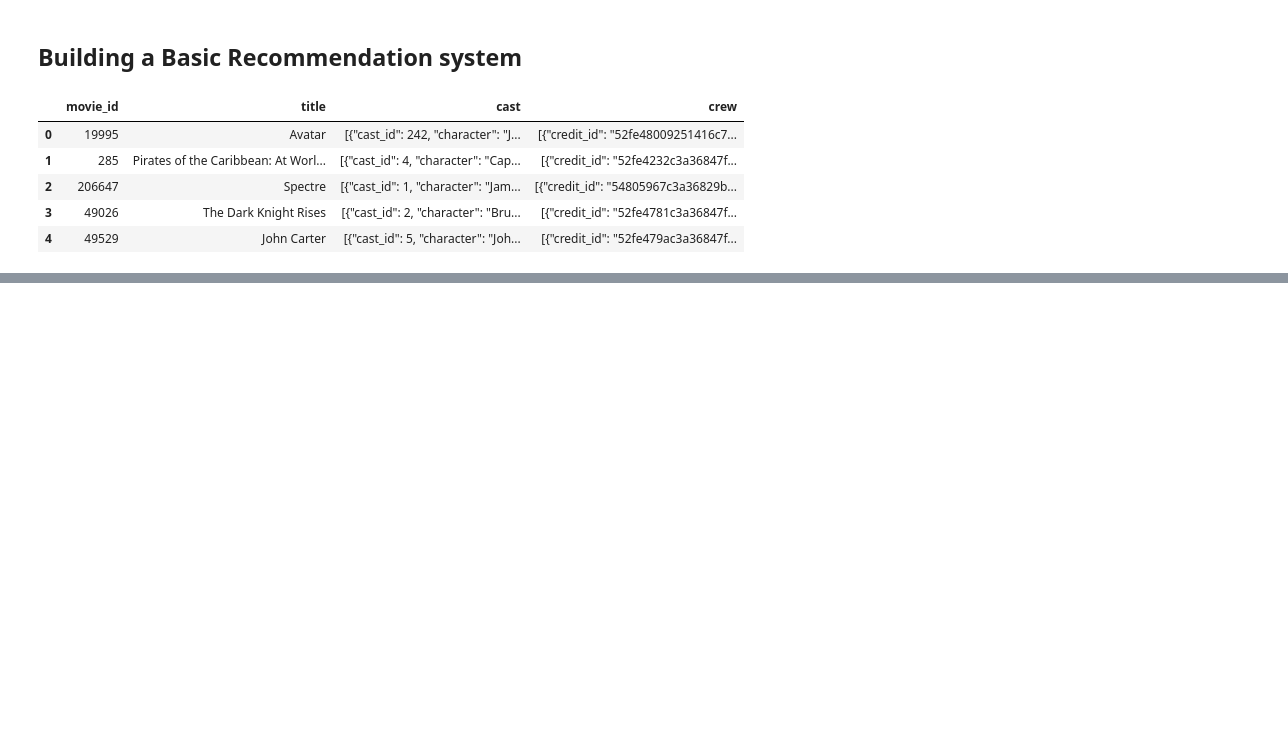
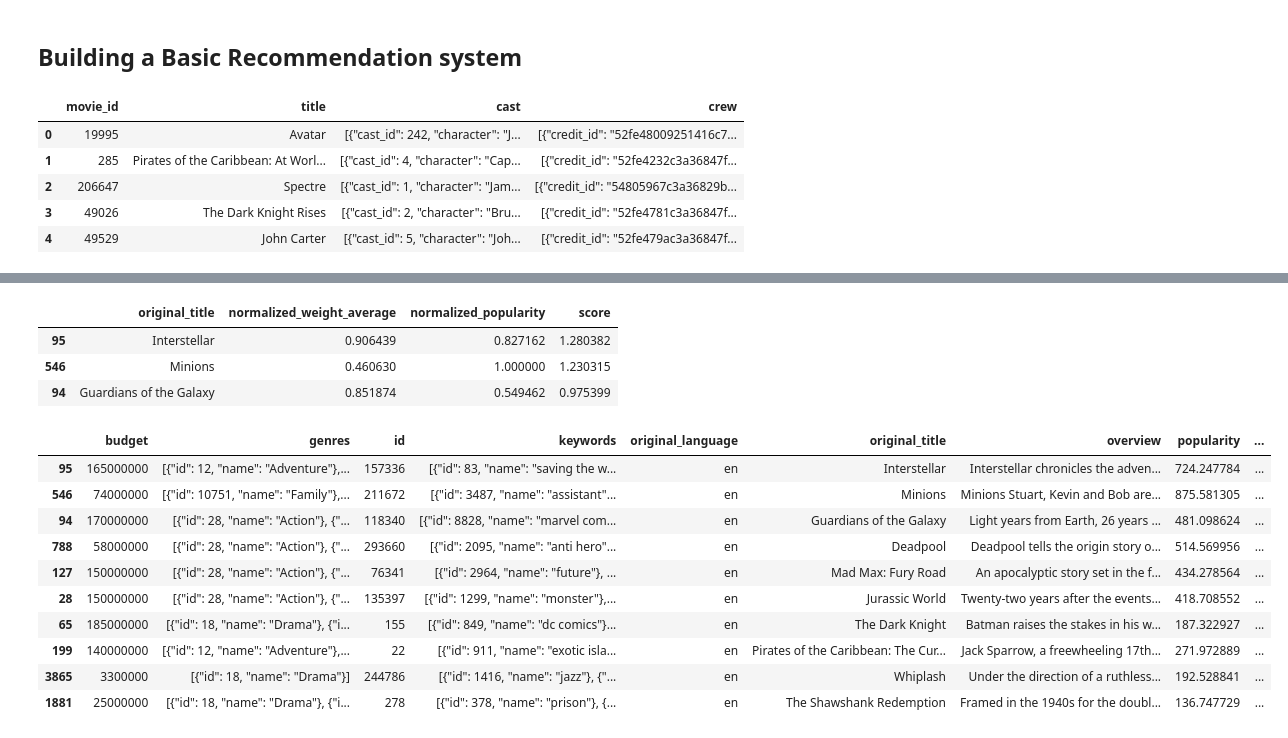
Before and after one commit to lkarjun/Recommend_system, a Jupyter notebook: 1 Weighted_hybrid_technique.ipynb, the cells around one changed output, grey strips where cells are left out. Cells and saved outputs as stored; diff of their text form; code cells hidden in the pictures; blank space fills up the shorter version.

```diff
--- a/1 Weighted_hybrid_technique.ipynb
+++ b/1 Weighted_hybrid_technique.ipynb
@@ -26,0 +173,2 @@ movies_df.head()
+# %%
+movies_clean_df[['normalized_weight_average', 'normalized_popularity']] = movie_normalized_df
@@ -26,0 +183,24 @@ movies_df.head()
+# %%
+movies_clean_df['score'] = movies_clean_df['normalized_weight_average'] * 0.5 + movies_clean_df['normalized_popularity']
+# %%
+movies_scored_df = movies_clean_df.sort_values(['score'], ascending=False)
+movies_scored_df[['original_title', 'normalized_weight_average', 'normalized_popularity', 'score']].head(3)
+# %% [output]
+|  | original_title | normalized_weight_average | normalized_popularity | score |
+| 95 | Interstellar | 0.906439 | 0.827162 | 1.280382 |
+| 546 | Minions | 0.460630 | 1.000000 | 1.230315 |
+| 94 | Guardians of the Galaxy | 0.851874 | 0.549462 | 0.975399 |
+# %%
+movies_scored_df.head(10)
+# %% [output]
+|  | budget | genres | id | keywords | original_language | original_title | overview | popularity | ... |
+| 95 | 165000000 | [{"id": 12, "name": "Adventure"},... | 157336 | [{"id": 83, "name": "saving the w... | en | Interstellar | Interstellar chronicles the adven... | 724.247784 | ... |
+| 546 | 74000000 | [{"id": 10751, "name": "Family"},... | 211672 | [{"id": 3487, "name": "assistant"... | en | Minions | Minions Stuart, Kevin and Bob are... | 875.581305 | ... |
+| 94 | 170000000 | [{"id": 28, "name": "Action"}, {"... | 118340 | [{"id": 8828, "name": "marvel com... | en | Guardians of the Galaxy | Light years from Earth, 26 years ... | 481.098624 | ... |
+| 788 | 58000000 | [{"id": 28, "name": "Action"}, {"... | 293660 | [{"id": 2095, "name": "anti hero"... | en | Deadpool | Deadpool tells the origin story o... | 514.569956 | ... |
+| 127 | 150000000 | [{"id": 28, "name": "Action"}, {"... | 76341 | [{"id": 2964, "name": "future"}, ... | en | Mad Max: Fury Road | An apocalyptic story set in the f... | 434.278564 | ... |
+| 28 | 150000000 | [{"id": 28, "name": "Action"}, {"... | 135397 | [{"id": 1299, "name": "monster"},... | en | Jurassic World | Twenty-two years after the events... | 418.708552 | ... |
+| 65 | 185000000 | [{"id": 18, "name": "Drama"}, {"i... | 155 | [{"id": 849, "name": "dc comics"}... | en | The Dark Knight | Batman raises the stakes in his w... | 187.322927 | ... |
+| 199 | 140000000 | [{"id": 12, "name": "Adventure"},... | 22 | [{"id": 911, "name": "exotic isla... | en | Pirates of the Caribbean: The Cur... | Jack Sparrow, a freewheeling 17th... | 271.972889 | ... |
+| 3865 | 3300000 | [{"id": 18, "name": "Drama"}] | 244786 | [{"id": 1416, "name": "jazz"}, {"... | en | Whiplash | Under the direction of a ruthless... | 192.528841 | ... |
+| 1881 | 25000000 | [{"id": 18, "name": "Drama"}, {"i... | 278 | [{"id": 378, "name": "prison"}, {... | en | The Shawshank Redemption | Framed in the 1940s for the doubl... | 136.747729 | ... |
```
Also changed, not shown: parts of 24 cells of this notebook.
